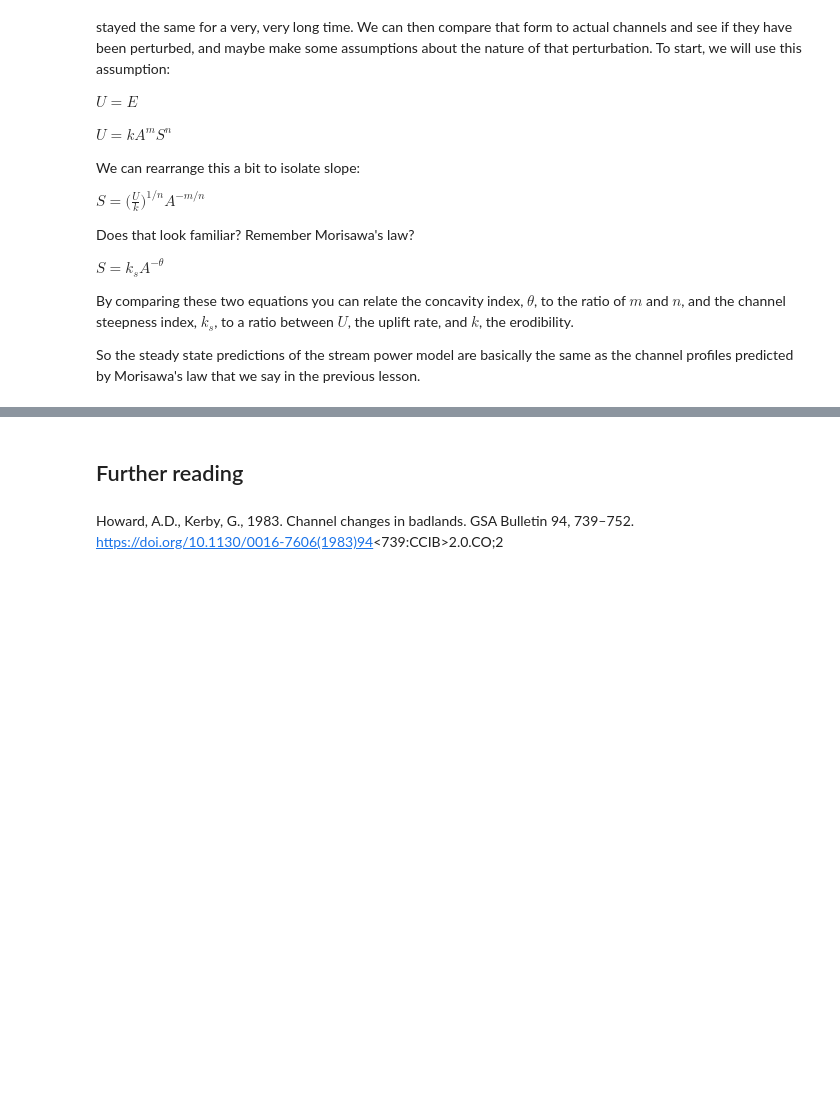
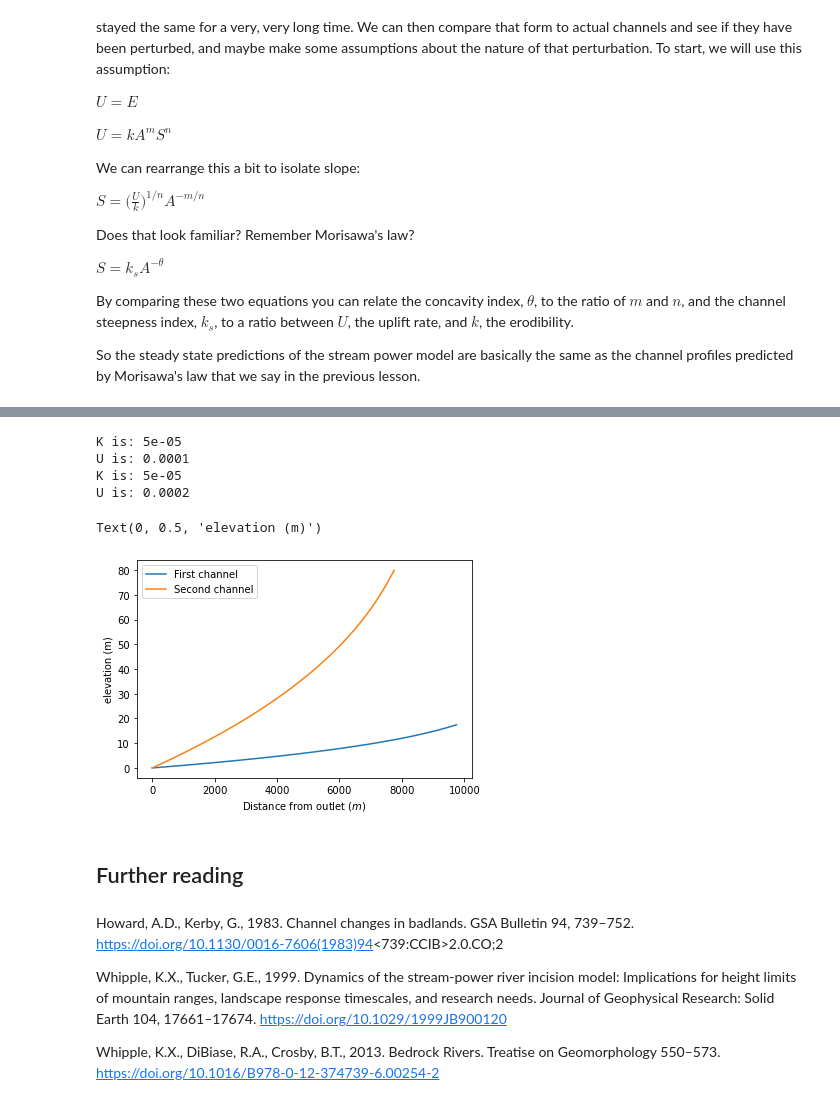
Before and after one commit to simon-m-mudd/smm_teaching_notebooks, a Jupyter notebook: Channel_incision/Lesson_02_stream_power.ipynb, the cells around one changed output, grey strips where cells are left out. Saved outputs shown, nothing was run; the diff lists cells and outputs as text; code cells hidden in the pictures; blank space fills up the shorter version.

```diff
--- a/Channel_incision/Lesson_02_stream_power.ipynb
+++ b/Channel_incision/Lesson_02_stream_power.ipynb
@@ -46,4 +108,39 @@ So the steady state predictions of the stream power model are basically the same
+# %%
+# Set up a first and second channel
+first_channel = ct.channeltoy(spacing=250, U = 0.0001, K = 0.00005, n=1, m= 0.45,maximum_x = 10000,X_0 = 12000)
+
+# I show here the setting of steady state but actually this happens automatically when you make a channel.
+initial_elevation = first_channel.solve_steady_state_elevation()
+
+second_channel = ct.channeltoy(spacing=250, U = 0.0002, K = 0.00005, n=1, m= 0.4,maximum_x = 8000,X_0 = 9000)
+second_channel.solve_steady_state_elevation() # This isn't really necessary but showing you how to reset a channel to steady state
+
+# Get the data from the two channels
+x1 = first_channel.x_data
+z1 = first_channel.z_data
+x2 = second_channel.x_data
+z2 = second_channel.z_data
+
+# Plot the channels
+plt.plot(x1,z1,label="First channel")
+plt.plot(x2,z2,label="Second channel")
+plt.legend()
+
+plt.xlabel("Distance from outlet ($m$)")
+plt.ylabel("elevation (m)")
+# %% [output]
+K is: 5e-05
+U is: 0.0001
+K is: 5e-05
+U is: 0.0002
+Text(0, 0.5, 'elevation (m)')
+[figure, added]
 # %% [markdown]
 ## Further reading
 # %% [markdown]
 Howard, A.D., Kerby, G., 1983. Channel changes in badlands. GSA Bulletin 94, 739–752. https://doi.org/10.1130/0016-7606(1983)94<739:CCIB>2.0.CO;2
+
+
+Whipple, K.X., Tucker, G.E., 1999. Dynamics of the stream-power river incision model: Implications for height limits of mountain ranges, landscape response timescales, and research needs. Journal of Geophysical Research: Solid Earth 104, 17661–17674. https://doi.org/10.1029/1999JB900120
+
+Whipple, K.X., DiBiase, R.A., Crosby, B.T., 2013. Bedrock Rivers. Treatise on Geomorphology 550–573. https://doi.org/10.1016/B978-0-12-374739-6.00254-2
```
Also changed, not shown: parts of 14 cells of this notebook, 1 other file.
